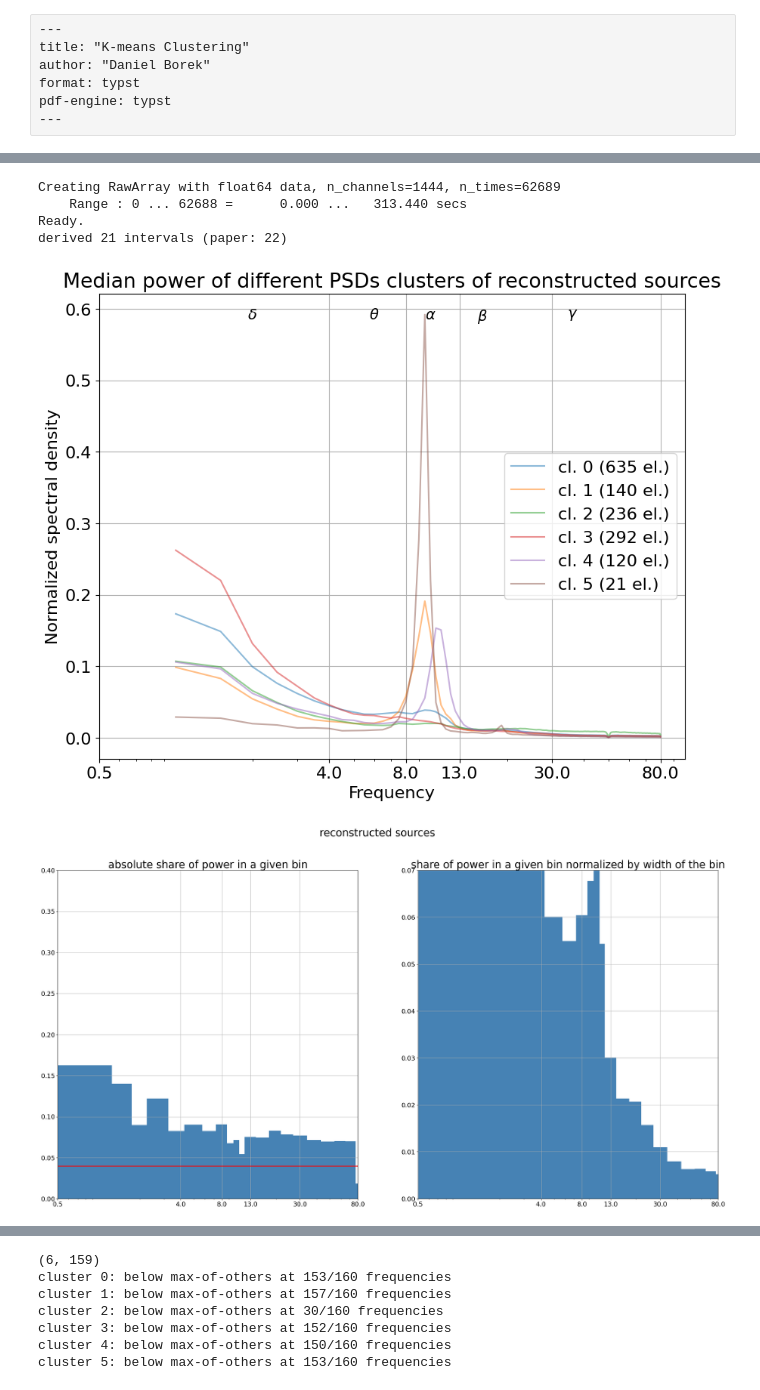
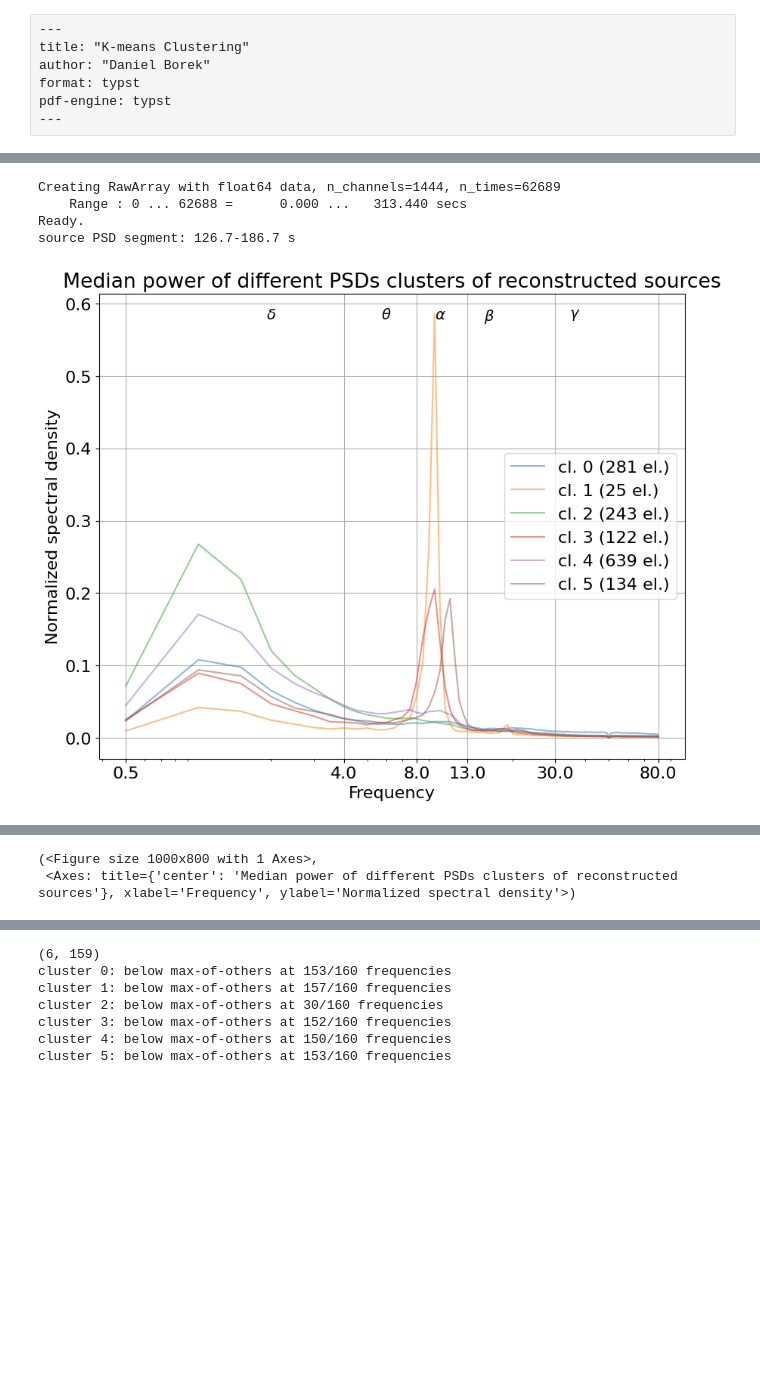
Before and after one commit to danieltomasz/code-spectral-comparison, a Jupyter notebook: analiza/01_cluster_pipeline_ieeg_sources.ipynb, the cells around one changed output, grey strips where cells are left out. Drawn from its saved outputs; the diff is of its cells as text; code cells hidden in the pictures; blank space fills up the shorter version.

Commit message:
changes to code - more conforming computation on sources

```diff
--- a/analiza/01_cluster_pipeline_ieeg_sources.ipynb
+++ b/analiza/01_cluster_pipeline_ieeg_sources.ipynb
@@ -39,13 +39,14 @@ matfile = DATA_PATH_IEEG / "WakefulnessMatlabFile.mat"
 region_dict_file = DATA_PATH_IEEG / "RegionInformation.csv"
 # %%
 dataset = "intracranial data"
-SUMMARY = "median"  # paper-faithful; switch to "median" for A/B
+NO_PEAK_SUMMARY = "mean"
+PLOT_SUMMARY = "median"
 f, psd = prepare_psd(matfile, region_dict_file)
 
 # Stage 2: cluster
 psd_clust = compute_clusters(psd.drop(["Region name", "Lobe"], axis=1), n_clusters=8, random_seed=seed)
-smal = identify_small_clusters(psd_clust, summary=SUMMARY)
-no_peak_df, _ = get_no_peak(psd_clust, smal, summary=SUMMARY)
+smal = identify_small_clusters(psd_clust, summary=NO_PEAK_SUMMARY)
+no_peak_df, _ = get_no_peak(psd_clust, smal, summary=NO_PEAK_SUMMARY)
 
 # Stage 3: bin and test
 colbin, _ = cutintervals(f)
@@ -53,5 +54,5 @@ sig_lobes = test_lobes(no_peak_df, psd, colbin)
 sig_regions = test_regions(no_peak_df, psd, colbin)
 
 # Stage 4: plot any of these independently, in any order
-plot_clusters(psd_clust, f, dataset, smal, nopeak=smal[0], summary=SUMMARY)
+plot_clusters(psd_clust, f, dataset, smal, nopeak=smal[0] if smal else None, summary=PLOT_SUMMARY)
 # %% [output]
@@ -63,54 +64,84 @@ from pesco.preprocess import compute_psd, normalize_psd
 from pesco.experimental.clustering import (
     compute_clusters, identify_small_clusters, get_no_peak,
 )
-from pesco.experimental.peak_testing import (
-    cutintervals, compute_intervals, test_lobes,
-)
+from pesco.experimental.peak_testing import cutintervals, compute_intervals, test_lobes
 from pesco.experimental.plotting import (
     plot_clusters, plot_histogram, plot_lobes,
 )
 
 # Sources
 dataset = "reconstructed sources"
-SUMMARY = "median"
-FREQ_RANGE = (1.0, 80.0)
+NO_PEAK_SUMMARY = "mean"
+PLOT_SUMMARY = "median"
+SOURCE_DURATION_SECONDS = 60.0
+SOURCE_START_SECONDS = None  # None uses the centered 60 s segment; set manually after QC if needed
+FREQ_RANGE = (0.5, 80.0)
+USE_FRAUSCHER_BINS = True
+SOURCE_NO_PEAK_CLUSTER = None  # None: no source no-peak baseline; "auto": Frauscher criterion; int: force cluster
 
 raw_src, result = load_sources(DATA_PATH_SOURCES)
+source_n_samples = int(SOURCE_DURATION_SECONDS * raw_src.info["sfreq"])
+if source_n_samples > raw_src.n_times:
+    raise ValueError("Source recording is shorter than SOURCE_DURATION_SECONDS.")
+
+if SOURCE_START_SECONDS is None:
+    source_start = (raw_src.n_times - source_n_samples) // 2
+else:
+    source_start = int(SOURCE_START_SECONDS * raw_src.info["sfreq"])
+source_stop = source_start + source_n_samples
+if source_start < 0 or source_stop > raw_src.n_times:
+    raise ValueError("Requested source PSD segment falls outside the recording.")
+
+print(
+    f"source PSD segment: {source_start / raw_src.info['sfreq']:.1f}"
+    f"-{source_stop / raw_src.info['sfreq']:.1f} s"
+)
+source_data = raw_src.get_data(start=source_start, stop=source_stop)
 
 f, psd_source = compute_psd(
-    raw_src.get_data(), raw_src.info["sfreq"],
+    source_data, raw_src.info["sfreq"],
     fmin=FREQ_RANGE[0], fmax=FREQ_RANGE[1],
 )
 psd_source = normalize_psd(psd_source, f)
 
 psd_source_df = pd.DataFrame(psd_source, index=raw_src.info["ch_names"], columns=f)
 
 Y = psd_source_df.join(result)
 
 # Stage 2: cluster
 psd_clust = compute_clusters(
     Y.drop(["Region name", "Lobe", "region_number", "dataset"], axis=1),
     n_clusters=6, random_seed=seed,
 )
-smal = identify_small_clusters(psd_clust, summary=SUMMARY)
-no_peak_df, _ = get_no_peak(psd_clust, smal, summary=SUMMARY)
+auto_smal = identify_small_clusters(psd_clust, summary=NO_PEAK_SUMMARY)
+if SOURCE_NO_PEAK_CLUSTER == "auto":
+    smal = auto_smal
+elif SOURCE_NO_PEAK_CLUSTER is None:
+    smal = []
+else:
+    smal = [int(SOURCE_NO_PEAK_CLUSTER)]
+print(f"auto no-peak candidates: {auto_smal}; using: {smal or None}")
+no_peak_df, _ = get_no_peak(psd_clust, smal, summary=NO_PEAK_SUMMARY)
 
-# Stage 3: bin and test — Frauscher methodology applied to source data
-# (≥4% of average normalized spectrum per interval)
-edges = compute_intervals(f, psd_source.mean(axis=0), threshold=0.04)
-print(f"derived {len(edges) - 1} intervals (paper: 22)")
-colbin, _ = cutintervals(f, edges=edges)
+# Stage 3: bin and test
+if USE_FRAUSCHER_BINS:
+    colbin, _ = cutintervals(f)
+else:
+    # Previous source-derived adaptive bins:
+    # edges = compute_intervals(f, psd_source.mean(axis=0), threshold=0.04)
+    # print(f"derived {len(edges) - 1} intervals (paper: 22)")
+    # colbin, _ = cutintervals(f, edges=edges)
+    edges = compute_intervals(f, psd_source.mean(axis=0), threshold=0.04)
+    print(f"derived {len(edges) - 1} intervals (paper: 22)")
+    colbin, _ = cutintervals(f, edges=edges)
 psd = Y.drop(["region_number", "dataset"], axis=1)
 sig_lobes = test_lobes(no_peak_df, psd, colbin)
 
 # Stage 4: plot
-plot_clusters(psd_clust, f, dataset, smal, nopeak=smal[0] if smal else None, summary=SUMMARY)
-plot_histogram(psd, colbin, dataset, summary=SUMMARY)
-plot_lobes(psd_clust, psd, f, smal, dataset, sig_lobes, show=True, summary=SUMMARY)
+plot_clusters(psd_clust, f, dataset, smal, nopeak=smal[0] if smal else None, summary=PLOT_SUMMARY)
 # %% [output]
 Creating RawArray with float64 data, n_channels=1444, n_times=62689
     Range : 0 ... 62688 =      0.000 ...   313.440 secs
 Ready.
-derived 21 intervals (paper: 22)
+source PSD segment: 126.7-186.7 s
-[figure, old version]
+[figure, new version]
-[figure, removed]
@@ -117,0 +148,2 @@ derived 21 intervals (paper: 22)
+(<Figure size 1000x800 with 1 Axes>,
+ <Axes: title={'center': 'Median power of different PSDs clusters of reconstructed sources'}, xlabel='Frequency', ylabel='Normalized spectral density'>)
```
Also changed, not shown: parts of 3 cells of this notebook, 11 other files.
